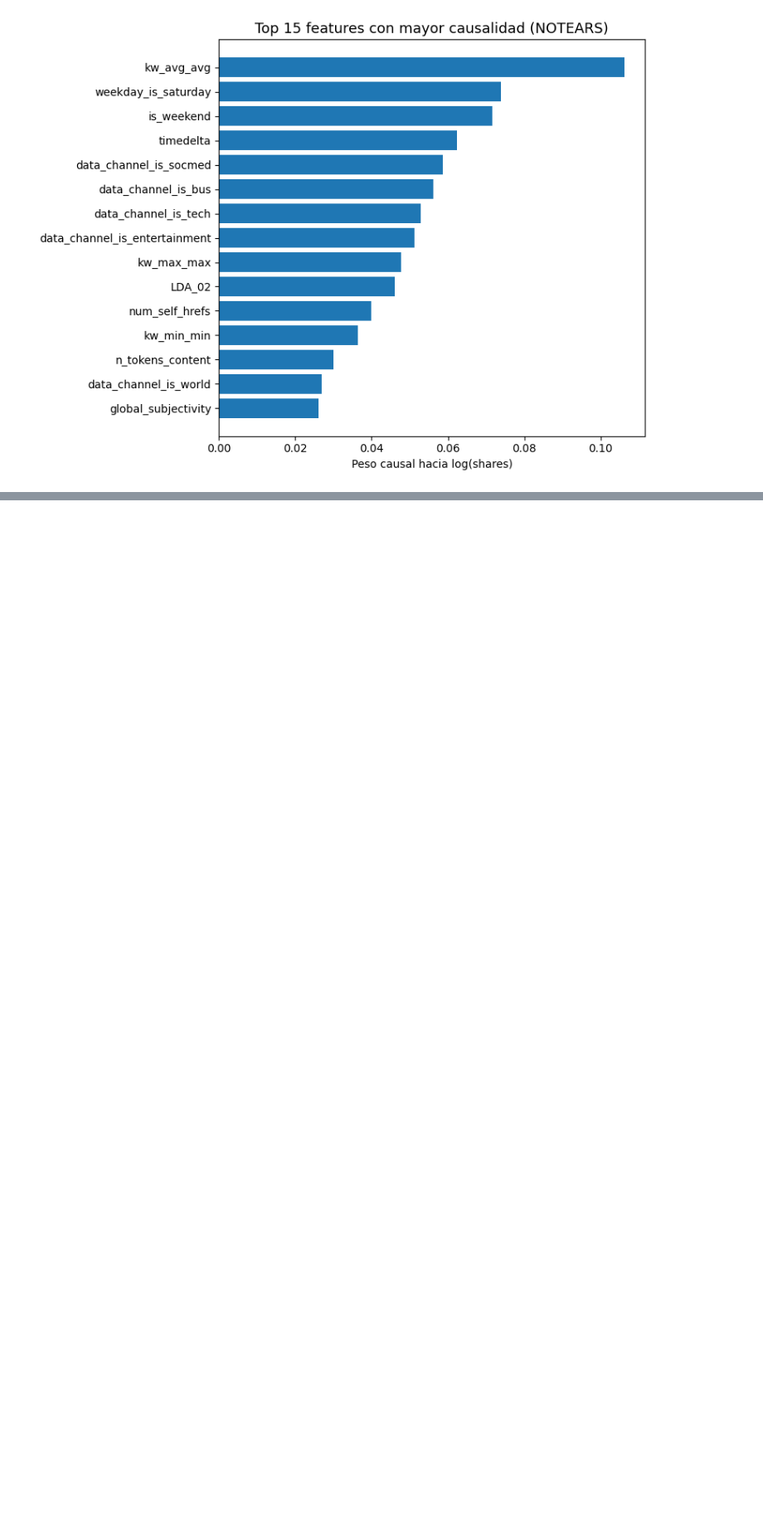
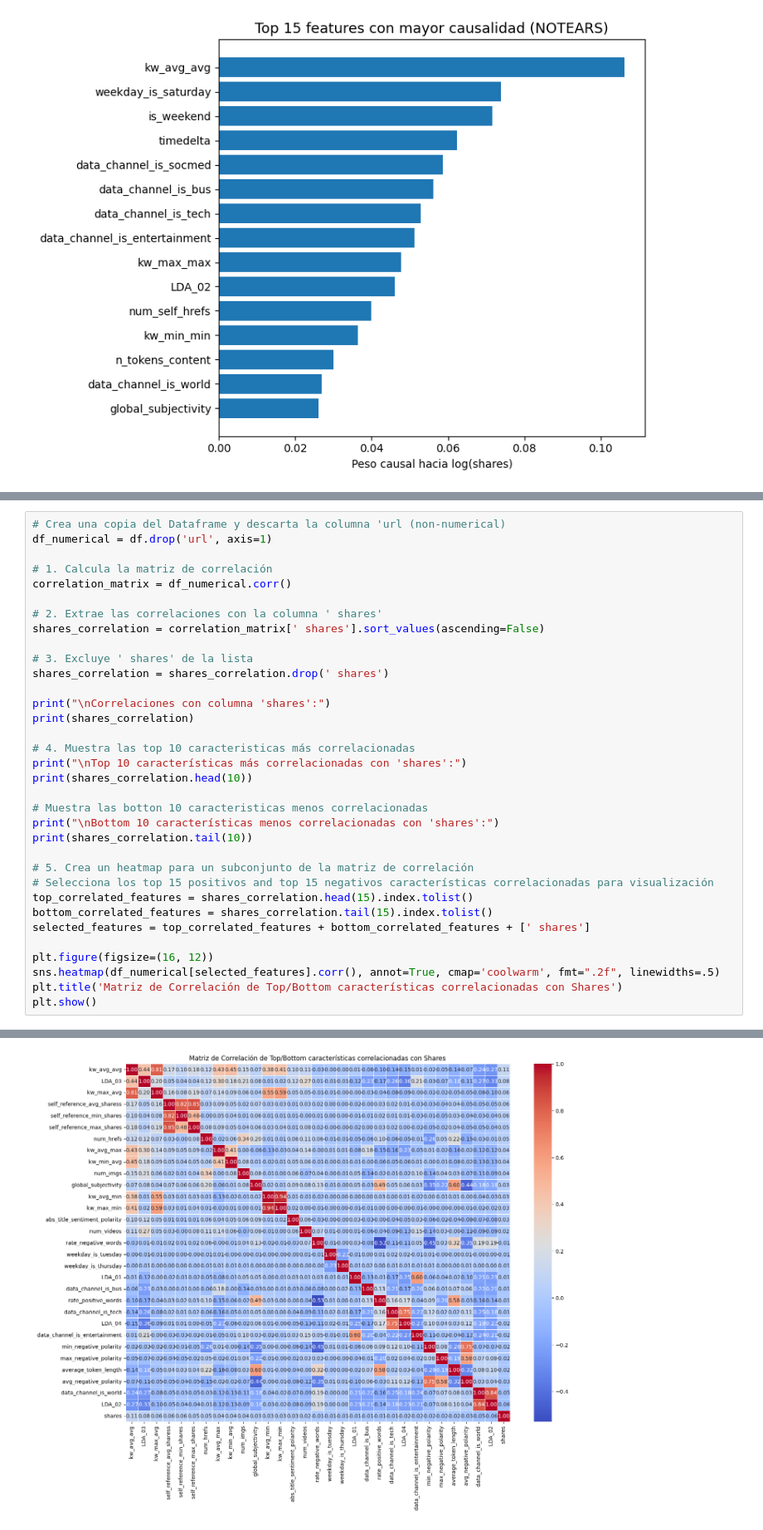
Before and after one commit to josenomberto/UTEC-CDIAV3-MCD8010, a Jupyter notebook: proyecto1_v3.0.ipynb, the cells around one changed output, grey strips where cells are left out. Shown at 83% size. Saved outputs shown, nothing was run; the diff lists cells and outputs as text; blank space fills up the shorter version.

```diff
--- a/proyecto1_v3.0.ipynb
+++ b/proyecto1_v3.0.ipynb
@@ -314,0 +511,35 @@ plt.show()
+# %%
+# Crea una copia del Dataframe y descarta la columna 'url (non-numerical)
+df_numerical = df.drop('url', axis=1)
+
+# 1. Calcula la matriz de correlación
+correlation_matrix = df_numerical.corr()
+
+# 2. Extrae las correlaciones con la columna ' shares'
+shares_correlation = correlation_matrix[' shares'].sort_values(ascending=False)
+
+# 3. Excluye ' shares' de la lista
+shares_correlation = shares_correlation.drop(' shares')
+
+print("\nCorrelaciones con columna 'shares':")
+print(shares_correlation)
+
+# 4. Muestra las top 10 caracteristicas más correlacionadas
+print("\nTop 10 características más correlacionadas con 'shares':")
+print(shares_correlation.head(10))
+
+# Muestra las botton 10 caracteristicas menos correlacionadas
+print("\nBottom 10 características menos correlacionadas con 'shares':")
+print(shares_correlation.tail(10))
+
+# 5. Crea un heatmap para un subconjunto de la matriz de correlación
+# Selecciona los top 15 positivos and top 15 negativos características correlacionadas para visualización
+top_correlated_features = shares_correlation.head(15).index.tolist()
+bottom_correlated_features = shares_correlation.tail(15).index.tolist()
+selected_features = top_correlated_features + bottom_correlated_features + [' shares']
+
+plt.figure(figsize=(16, 12))
+sns.heatmap(df_numerical[selected_features].corr(), annot=True, cmap='coolwarm', fmt=".2f", linewidths=.5)
+plt.title('Matriz de Correlación de Top/Bottom características correlacionadas con Shares')
+plt.show()
+# %% [output]
@@ -314,0 +563 @@ plt.show()
+[figure, added]
```
Also changed, not shown: parts of 61 cells of this notebook.
